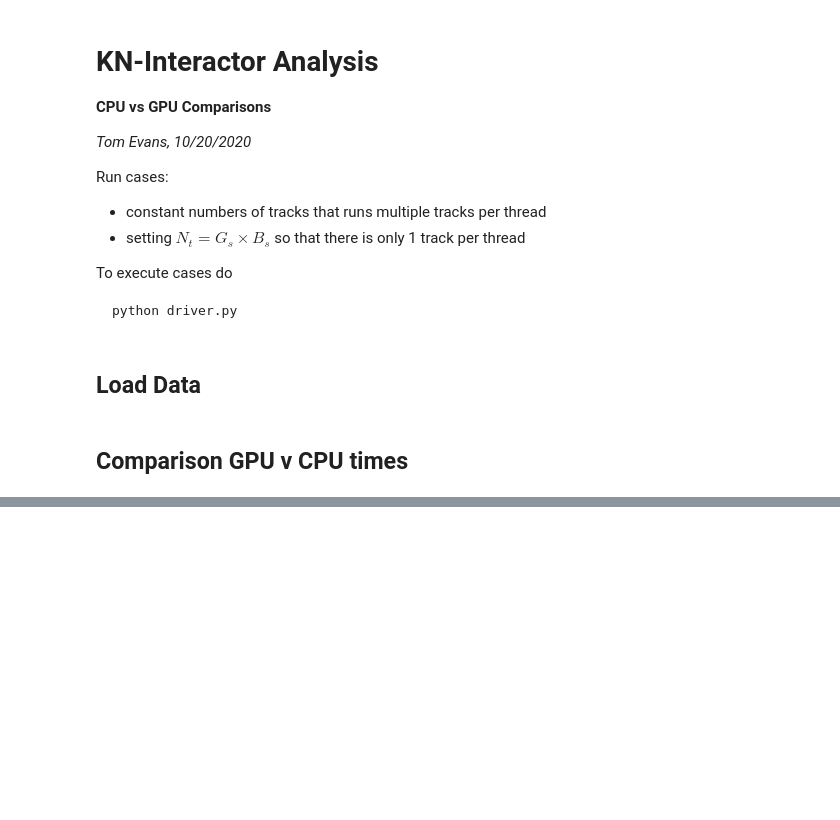
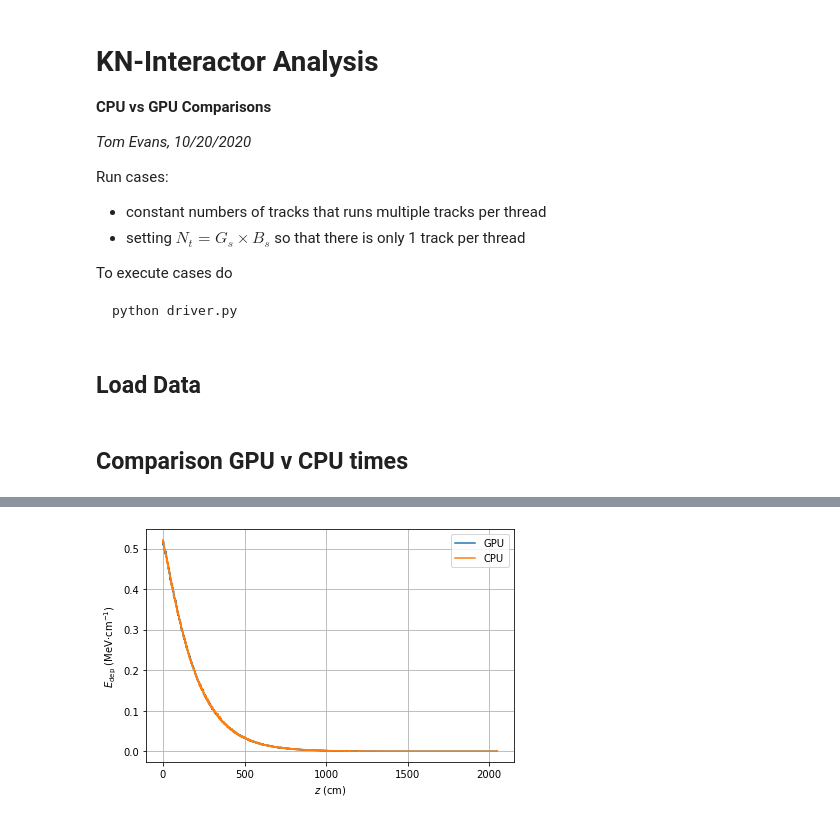
Before and after one commit to celeritas-project/benchmarks, a Jupyter notebook: klein-nishina/celeritas-results-cpu/analysis.ipynb, the cells around one changed output, grey strips where cells are left out. Cells and saved outputs as stored; diff of their text form; code cells hidden in the pictures; blank space fills up the shorter version.

Commit message:
Add Edep performance comparison

```diff
--- a/klein-nishina/celeritas-results-cpu/analysis.ipynb
+++ b/klein-nishina/celeritas-results-cpu/analysis.ipynb
@@ -142,0 +153,9 @@ fig.savefig('cpu_v_gpu.pdf')
+# %%
+with open('track-16000.json', 'r') as f:
+    gdir = json.load(f)
+
+with open('host-track-16000.json', 'r') as f:
+    cdir = json.load(f)
+# %%
+edep_g = np.asarray(gdir['result']['edep'])
+edep_c = np.asarray(cdir['result']['edep'])
@@ -142,0 +164,23 @@ fig.savefig('cpu_v_gpu.pdf')
+# %%
+grid = gdir['run']['tally_grid']
+delta = grid['delta']
+front = grid['front']
+size = grid['size']
+# %%
+bounds = np.arange(front,front+size*delta,delta)
+# %%
+fig = plt.figure()
+ax = fig.add_subplot(111)
+
+ax.plot(bounds, edep_g/delta, ds='steps-post', label='GPU')
+ax.plot(bounds, edep_c/delta, ds='steps-post', label='CPU')
+ax.grid()
+
+ax.set_xlabel('$z$ (cm)')
+ax.set_ylabel('$E_{\mathrm{dep}}$ (MeV$\cdot$cm$^{-1})$')
+
+ax.legend()
+
+fig.tight_layout()
+# %% [output]
+[figure, added]
```
Also changed, not shown: parts of 10 cells of this notebook, 23 other files.
